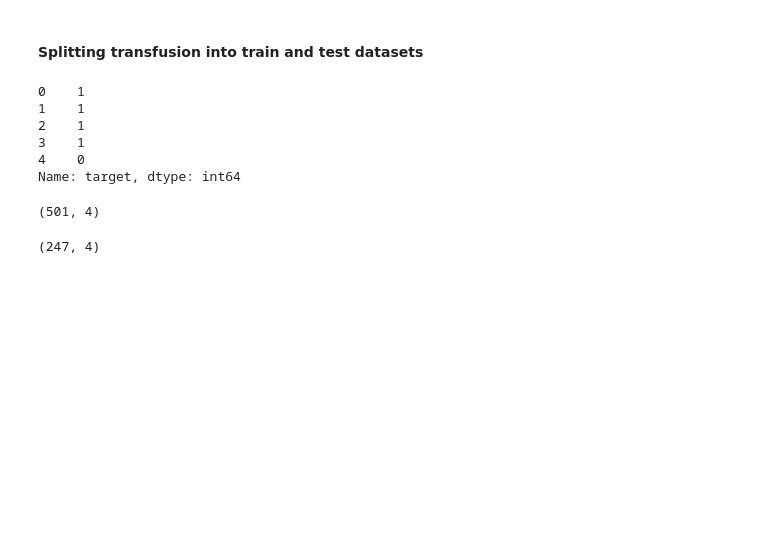
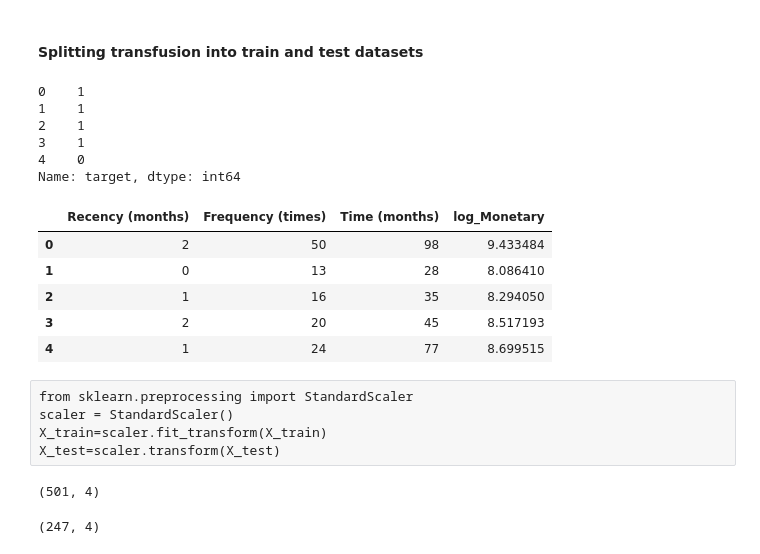
Before and after one commit to sharie-r-nath/Technocolabs-Blood-Donation, a Jupyter notebook: Blood Donation Expectancy.ipynb, the cells around one changed output. Cells and saved outputs as stored; diff of their text form; code cells hidden in the pictures; blank space fills up the shorter version.

```diff
--- a/Blood Donation Expectancy.ipynb
+++ b/Blood Donation Expectancy.ipynb
@@ -193,3 +191,12 @@ Name: target, dtype: int64
+# %%
+X.head()
+# %% [output]
+|  | Recency (months) | Frequency (times) | Time (months) | log_Monetary |
+| 0 | 2 | 50 | 98 | 9.433484 |
+| 1 | 0 | 13 | 28 | 8.086410 |
+| 2 | 1 | 16 | 35 | 8.294050 |
+| 3 | 2 | 20 | 45 | 8.517193 |
+| 4 | 1 | 24 | 77 | 8.699515 |
 # %%
 from sklearn.model_selection import train_test_split
 X_train, X_test, y_train, y_test = train_test_split(X, y, test_size=0.33, random_state=42,stratify=y)
@@ -201,3 +203,8 @@ X_test=scaler.transform(X_test)
+# %% [raw]
+from sklearn.preprocessing import StandardScaler
+scaler = StandardScaler()
+X_train=scaler.fit_transform(X_train)
+X_test=scaler.transform(X_test)
 # %%
 X_train.shape
 # %% [output]
```
Also changed, not shown: parts of 18 cells of this notebook.
